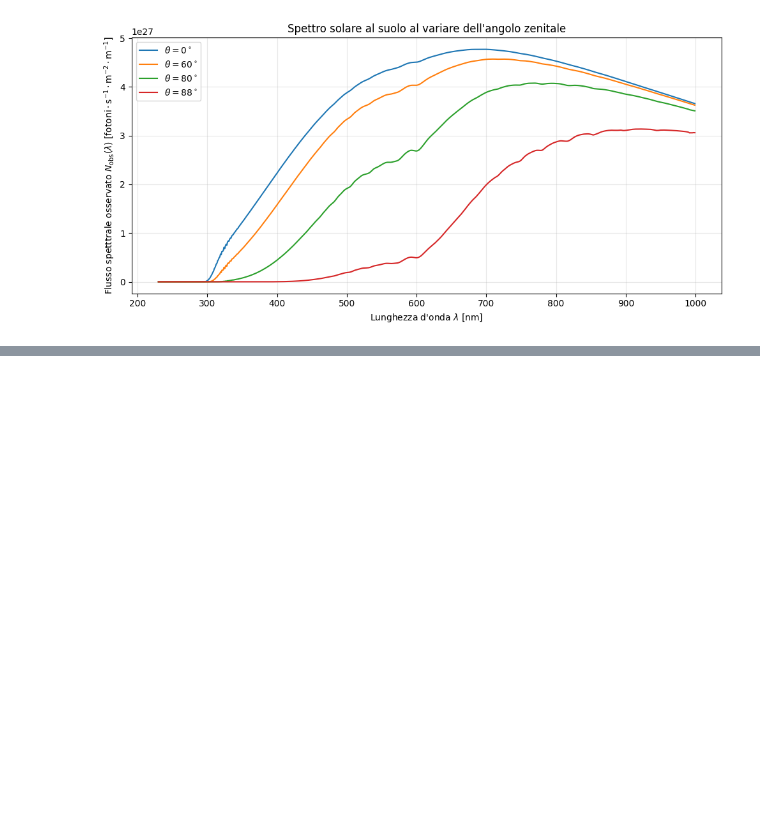
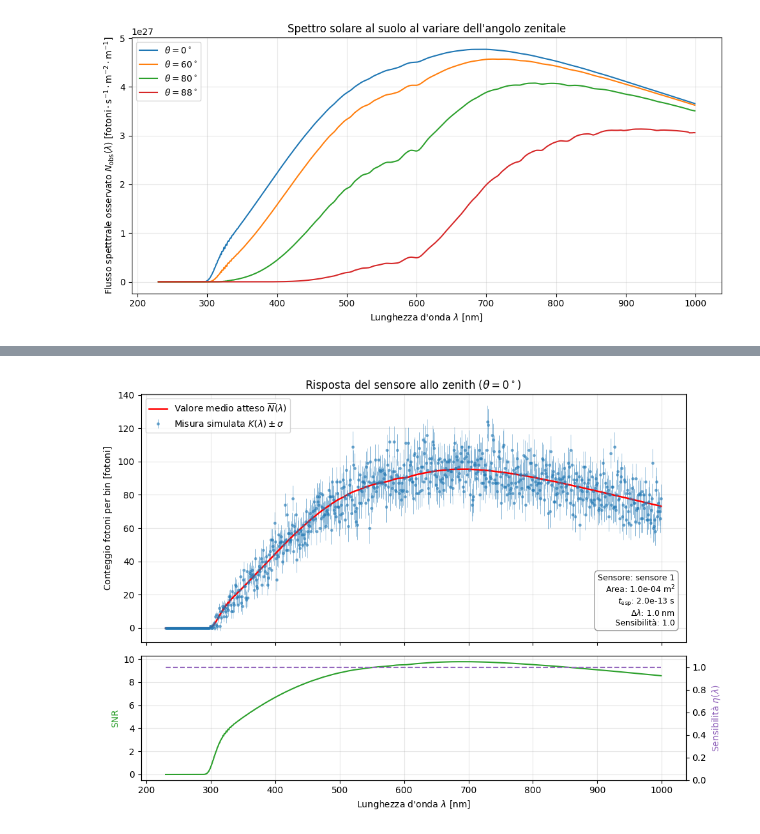
Before and after one commit to giovanni-zugarini/Progetto-MCF, a Jupyter notebook: simulazione.ipynb, the cells around one changed output, grey strips where cells are left out. Saved outputs shown, nothing was run; the diff lists cells and outputs as text; code cells hidden in the pictures; blank space fills up the shorter version.

```diff
--- a/simulazione.ipynb
+++ b/simulazione.ipynb
@@ -51,0 +67,49 @@ plt.show()
+# %%
+eta_str = (
+    "funzione $\\eta(\\lambda)$"
+    if callable(sensore_1.sensibilità)
+    else f"{sensore_1.sensibilità}"
+)
+
+info_sensore = (
+    f"Sensore: {sensore_1.nome}\n"
+    f"Area: {sensore_1.area:.1e} $\\mathrm{{m^2}}$\n"
+    f"$t_{{\\mathrm{{esp}}}}$: {sensore_1.t_esposizione:.1e} s\n"
+    f"$\\Delta\\lambda$: {sensore_1.d_lambda*1e9:.1f} nm\n"
+    f"Sensibilità: {eta_str}"
+)
+fig, (ax1, ax2) = plt.subplots(
+    2, 1, figsize=(10, 7), sharex=True, gridspec_kw={'height_ratios': [2, 1]}
+)
+
+ax1.errorbar(
+    wl_nm, misurazione['misurato'], yerr=misurazione['incertezza'],
+    fmt='o', markersize=2.5, elinewidth=0.7, alpha=0.5,
+    label="Misura simulata $K(\\lambda) \\pm \\sigma$"
+)
+ax1.plot(wl_nm, misurazione['atteso'], label="Valore medio atteso $\\overline{N}(\\lambda)$", color="red", linewidth=1.8)
+ax1.text(
+    0.98, 0.06, info_sensore,
+    transform=ax1.transAxes, fontsize=9, va="bottom", ha="right",
+    bbox=dict(boxstyle="round,pad=0.4", facecolor="white", edgecolor="gray", alpha=0.85)
+)
+ax1.set_ylabel("Conteggio fotoni per bin [$\\mathrm{fotoni}$]")
+ax1.set_title("Risposta del sensore allo zenith ($\\theta = 0^\\circ$)")
+ax1.legend(loc="upper left")
+ax1.grid(True, alpha=0.3)
+
+
+ax2.plot(wl_nm, misurazione['SNR'], color="tab:green", label="SNR $(\\overline{N} / \\sigma)$")
+ax2.set_xlabel("Lunghezza d'onda $\\lambda$ [nm]")
+ax2.set_ylabel("SNR", color="tab:green")
+ax2.grid(True, alpha=0.3)
+
+ax2_eta = ax2.twinx()
+ax2_eta.plot(wl_nm, sensore_1.sens(wavelength), color="tab:purple", linestyle="--", label="Sensibilità $\\eta(\\lambda)$")
+ax2_eta.set_ylabel("Sensibilità $\\eta(\\lambda)$", color="tab:purple")
+ax2_eta.set_ylim(0, 1.1)
+
+plt.tight_layout()
+plt.show()
+# %% [output]
+[figure, added]
```
Also changed, not shown: parts of 1 cell of this notebook.
